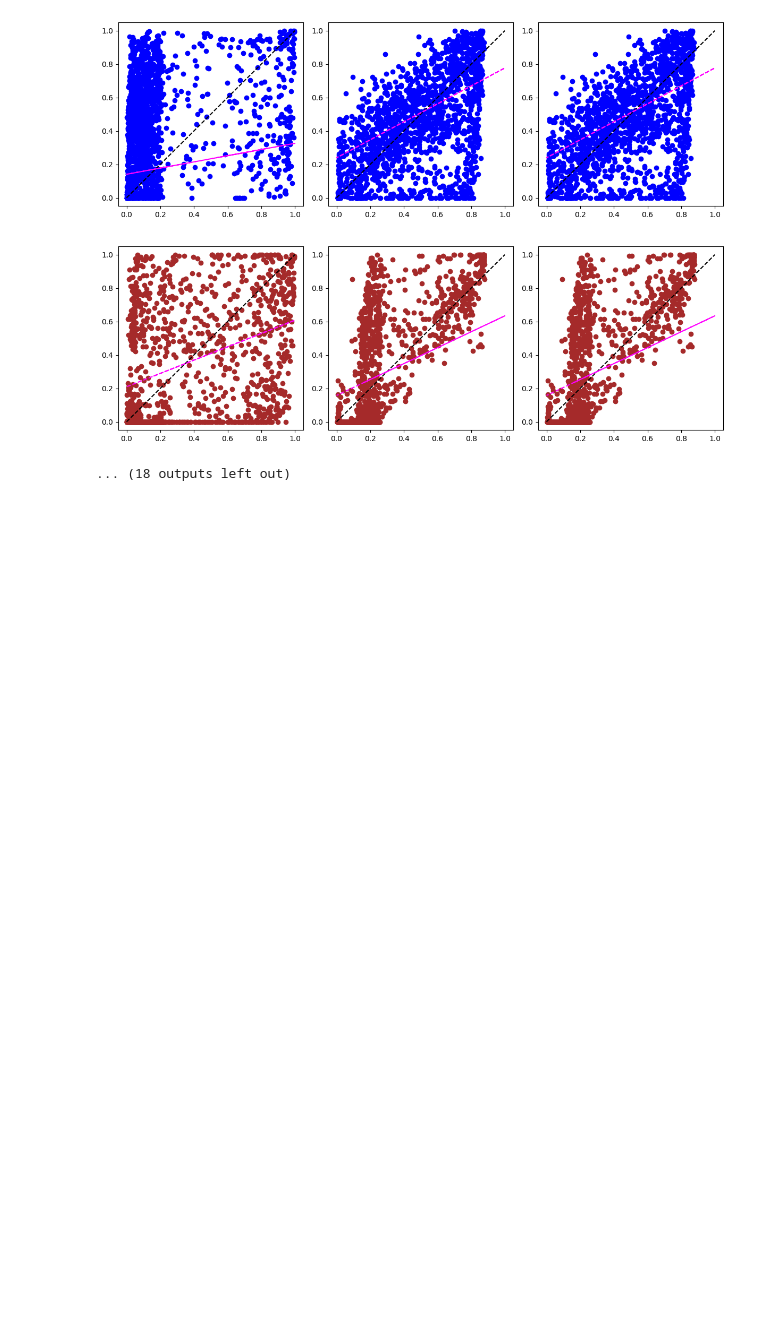
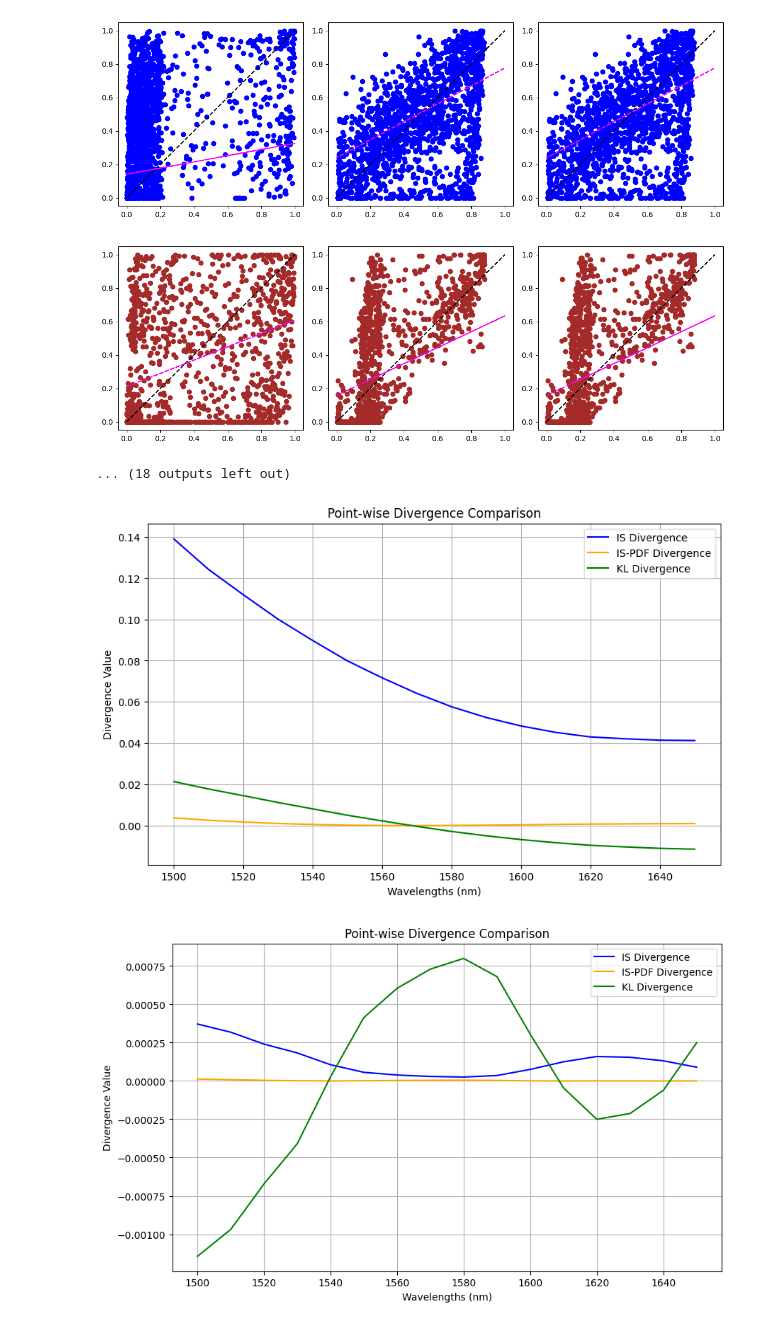
Before and after one commit to utat-ss/FINCH-Science, a Jupyter notebook: Unmixing_Methods/Unconventional_Unmixing_Methods/div-testing grounds.ipynb, the cells around one changed output. Cells and saved outputs as stored; diff of their text form; code cells hidden in the pictures; blank space fills up the shorter version.

```diff
--- a/Unmixing_Methods/Unconventional_Unmixing_Methods/div-testing grounds.ipynb
+++ b/Unmixing_Methods/Unconventional_Unmixing_Methods/div-testing grounds.ipynb
@@ -216,3 +213,55 @@ Results.to_csv(r"C:\SenkDosya\UTAT\Github\FINCH-Science\Pipelines\CSRS2025\Unmix
 [figure]
 [figure]
 ... (18 outputs left out)
+# %%
+# To qualitatively compare the point-wise divergences of IS, IS-PDF, and KL:
+# Doing everything on spectrum:
+spectrum_idx = 0
+spectrum_value = (pd.read_csv(simpler_data_rwc_handle).iloc[spectrum_idx, Spectra_Range_Index[0]-2:Spectra_Range_Index[1]-2]).to_numpy(dtype=float).reshape(1, 16)
+
+IS_divergences = divergence_unmixing(spectrum_value, values_lib_em, compute_option='Itakura-Saito', output_option='raw')
+ISpdf_divergences = divergence_unmixing(spectrum_value, values_lib_em, wavelengths, compute_option='Itakura-Saito-PDF', output_option='raw')
+KL_divergences = divergence_unmixing(spectrum_value, values_lib_em, wavelengths, compute_option='Kullback-Leibler', output_option='raw')
+
+
+idx = 0
+# plot them all on the same graph
+plt.figure(figsize=(10, 6))
+plt.plot(wavelengths, IS_divergences[idx], label='IS Divergence', color='blue')
+plt.plot(wavelengths, ISpdf_divergences[idx], label='IS-PDF Divergence', color='orange')
+plt.plot(wavelengths, KL_divergences[idx], label='KL Divergence', color='green')
+plt.xlabel('Wavelengths (nm)')
+plt.ylabel('Divergence Value')
+plt.title('Point-wise Divergence Comparison')
+plt.legend()
+plt.grid()
+plt.show()
+
+idx = 1
+# plot them all on the same graph
+plt.figure(figsize=(10, 6))
+plt.plot(wavelengths, IS_divergences[idx], label='IS Divergence', color='blue')
+plt.plot(wavelengths, ISpdf_divergences[idx], label='IS-PDF Divergence', color='orange')
+plt.plot(wavelengths, KL_divergences[idx], label='KL Divergence', color='green')
+plt.xlabel('Wavelengths (nm)')
+plt.ylabel('Divergence Value')
+plt.title('Point-wise Divergence Comparison')
+plt.legend()
+plt.grid()
+plt.show()
+
+idx = 2
+# plot them all on the same graph
+plt.figure(figsize=(10, 6))
+plt.plot(wavelengths, IS_divergences[idx], label='IS Divergence', color='blue')
+plt.plot(wavelengths, ISpdf_divergences[idx], label='IS-PDF Divergence', color='orange')
+plt.plot(wavelengths, KL_divergences[idx], label='KL Divergence', color='green')
+plt.xlabel('Wavelengths (nm)')
+plt.ylabel('Divergence Value')
+plt.title('Point-wise Divergence Comparison')
+plt.legend()
+plt.grid()
+plt.show()
+# %% [output]
+[figure, added]
+[figure, added]
```
Also changed, not shown: parts of 3 cells of this notebook.
